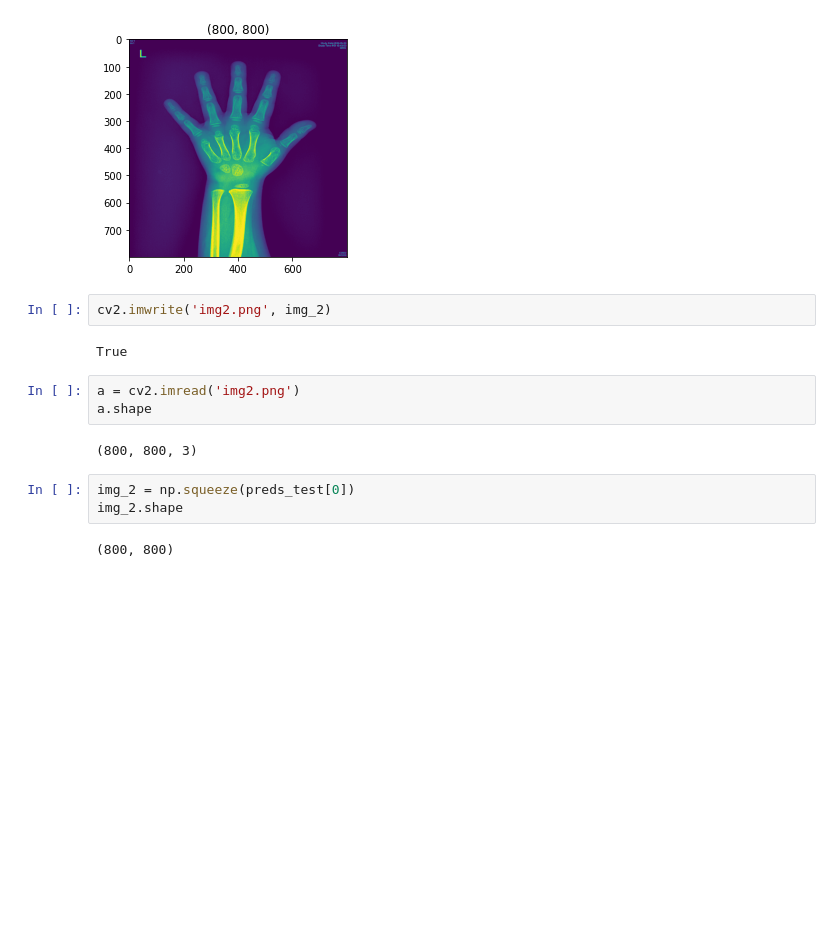
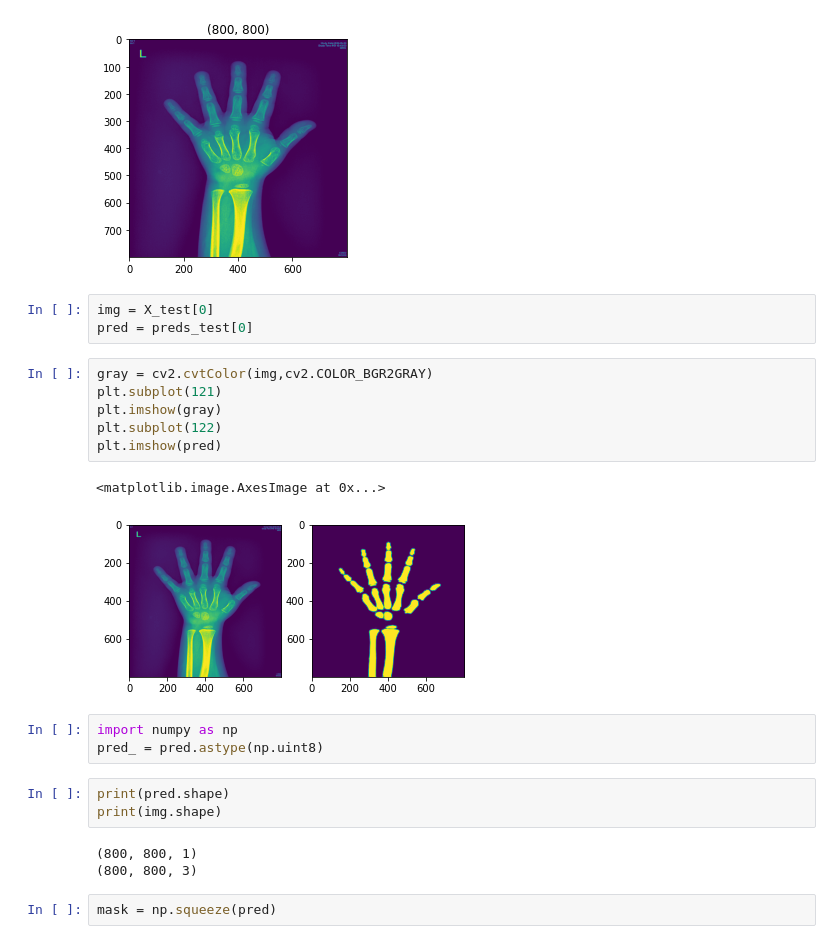
Before and after one commit to kikiru328/Remind_AI, a Jupyter notebook: VISION/Segment/Keras/bone/test.ipynb, the cells around one changed output. Saved outputs shown, nothing was run; the diff lists cells and outputs as text; blank space fills up the shorter version.

```diff
--- a/VISION/Segment/Keras/bone/test.ipynb
+++ b/VISION/Segment/Keras/bone/test.ipynb
@@ -86,17 +95,26 @@ plt.title(img_3.shape)
 # %% [output]
 Text(0.5, 1.0, '(800, 800)')
 [figure]
-# %%
-cv2.imwrite('img2.png', img_2)
-# %% [output]
-True
-# %%
-a = cv2.imread('img2.png')
-a.shape
-# %% [output]
-(800, 800, 3)
-# %%
-img_2 = np.squeeze(preds_test[0])
-img_2.shape
-# %% [output]
-(800, 800)
+# %%
+img = X_test[0]
+pred = preds_test[0]
+# %%
+gray = cv2.cvtColor(img,cv2.COLOR_BGR2GRAY)
+plt.subplot(121)
+plt.imshow(gray)
+plt.subplot(122)
+plt.imshow(pred)
+# %% [output]
+<matplotlib.image.AxesImage at 0x...>
+[figure, added]
+# %%
+import numpy as np
+pred_ = pred.astype(np.uint8)
+# %%
+print(pred.shape)
+print(img.shape)
+# %% [output]
+(800, 800, 1)
+(800, 800, 3)
+# %%
+mask = np.squeeze(pred)
```
Also changed, not shown: parts of 6 cells of this notebook, 1 other file.
